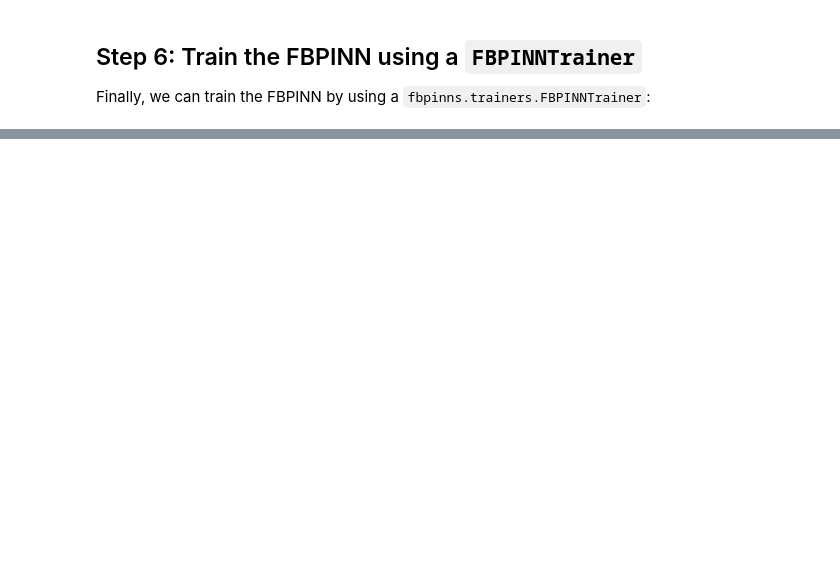
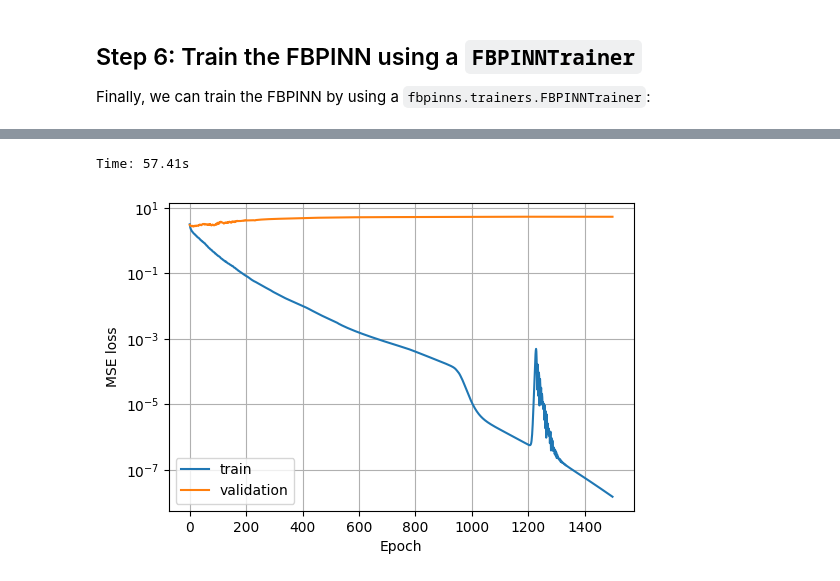
Before and after one commit to AedenLindelauf/FBPINNs, a Jupyter notebook: examples/5. Stress testing - 1D u'' = f.ipynb, the cells around one changed output, grey strips where cells are left out. Cells and saved outputs as stored; diff of their text form; code cells hidden in the pictures; blank space fills up the shorter version.

```diff
--- a/examples/5. Stress testing - 1D u'' = f.ipynb
+++ b/examples/5. Stress testing - 1D u'' = f.ipynb
@@ -442,0 +648,23 @@ all_params = run.train()
+# %%
+def generate_data(x_eval):
+
+    X = []
+    Y = []
+
+    f = lambda x: sum([amps[i] * jnp.sin(freqs[i] * np.pi * x) for i in range(len(amps))])
+    X = np.array(f(x_eval))
+    out = lambda x: sum( [- ( amps[i] / ( (np.pi**2) * (freqs[i]**2) ) ) * jnp.sin(freqs[i] * np.pi * x) for i in range(len(amps))] )
+    Y = np.array(out(x_eval))
+
+    # Construct the torch tensors and reshape the data
+    # to be of the appropriate dimensions.
+    X = torch.from_numpy(X).reshape((1, len(x_eval), 1)).to(torch.float32)
+    Y = torch.from_numpy(Y).reshape((1, len(x_eval), 1)).to(torch.float32)
+
+    return X, Y
+# %%
+
+x = np.random.uniform(0, 1, (300,))
+X_train, Y_train = generate_data(x)
+x = np.random.uniform(0, 1, (100,))
+X_test, Y_test = generate_data(x)
@@ -442,0 +727,50 @@ all_params = run.train()
+# %%
+# Set the included modes, the channel width
+# and the number of Fourier layers.
+modes = 16
+width = 128
+layers_count=4
+
+# Define the Fourier neural operator object.
+FNO = FourierNeuralOperator(modes, width, layers_count)
+
+# Set the loss function to be the MSE and the optimizer to be
+# the Adam optimizer with a learning rate of 1e-3.
+loss_fn = torch.nn.MSELoss()
+optimizer = torch.optim.Adam(FNO.parameters(), lr=1e-3)
+
+#
+ep = 1500
+bs = 30
+
+t0 = time.time()
+
+history = train_model(
+    FNO,
+    X_train,
+    Y_train,
+    X_test,
+    Y_test,
+    loss_fn,
+    optimizer,
+    ep,
+    batch_size=bs,
+    shuffle=True,
+)
+
+t1 = time.time()
+print(f"Time: {t1-t0:.2f}s")
+# %% [output]
+Time: 57.41s
+# %%
+plt.figure(figsize=(6,4))
+plt.plot(history["loss"], label="train")
+plt.plot(history["val_loss"], label="validation")
+plt.xlabel("Epoch")
+plt.ylabel("MSE loss")
+plt.yscale("log")
+plt.legend()
+plt.grid()
+plt.show()
+# %% [output]
+[figure, added]
```
Also changed, not shown: parts of 17 cells of this notebook.
